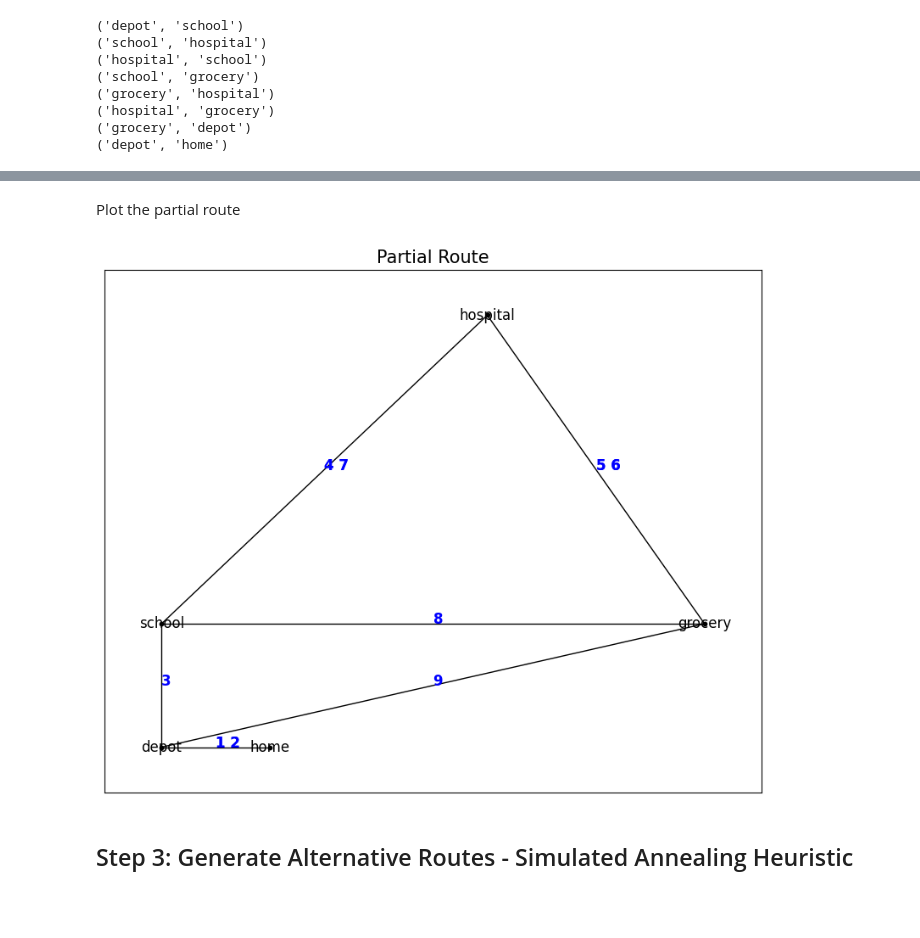
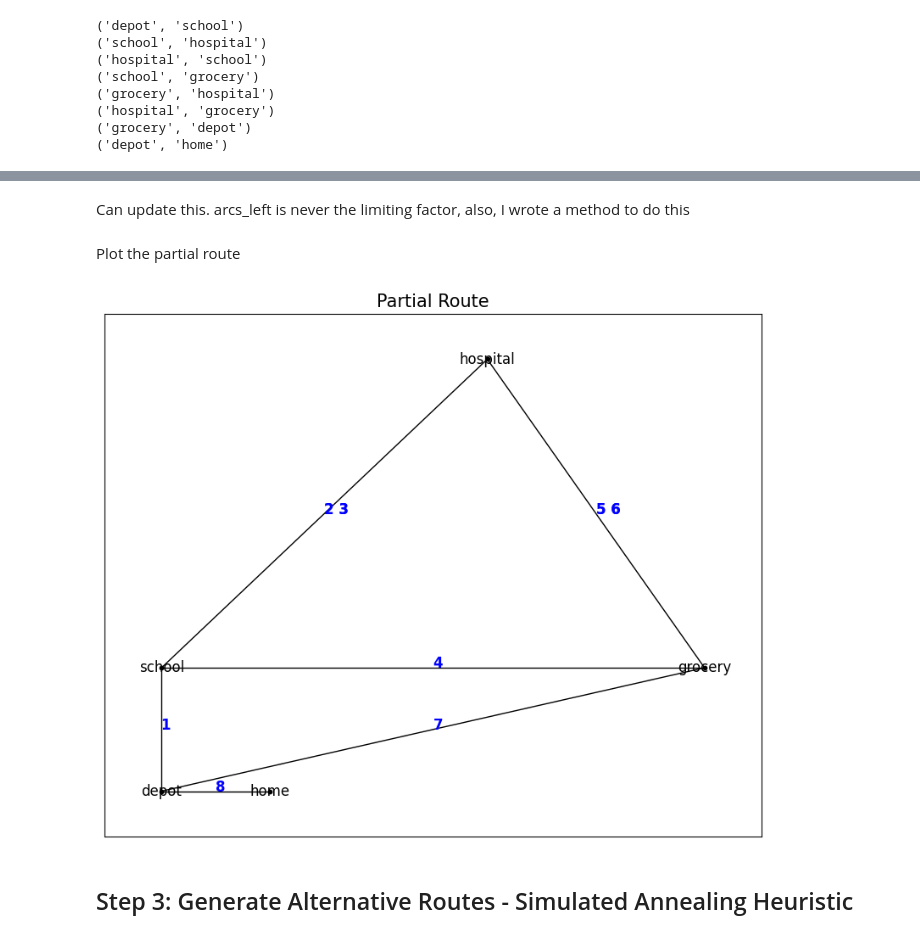
Before and after one commit to Ian1528/Snowplow-Route-Optimization, a Jupyter notebook: ToyProblem1/ToyProblem1.ipynb, the cells around one changed output, grey strips where cells are left out. Saved outputs shown, nothing was run; the diff lists cells and outputs as text; code cells hidden in the pictures; blank space fills up the shorter version.

```diff
--- a/ToyProblem1/ToyProblem1.ipynb
+++ b/ToyProblem1/ToyProblem1.ipynb
@@ -206,10 +217,12 @@ def find_nearest_required(G, node):
     # loop through the dists array and find the nearest required arc
     min_dist = math.inf
     min_dist_node = None
-    for neighbor in G.neighbors(node):
-        if G.nodes[neighbor]['effective_degree'] > 0 and dists[neighbor] < min_dist:
-            min_dist = dists[neighbor]
-            min_dist_node = neighbor
+    for n in G.nodes():
+        if n == node:
+            continue
+        if G.nodes[n]['effective_degree'] > 0 and dists[n] < min_dist:
+            min_dist = dists[n]
+            min_dist_node = n
 
     if min_dist_node is None:
         return None
@@ -234,7 +247,7 @@ Continue running the route construction algorithm until there are no required no
 # %% [markdown]
 Run the algorithm on a copy of G so that the original graph is preserved
 # %%
-def RCA(G, curr_node, arcs_rem, alpha, route, c=partial_cost):
+def RCA(G, curr_node, alpha, route, c=partial_cost):
     while True:
         required_arcs, c_min, c_max = process_node(G, curr_node)
         rcl = [] # initialize restricted candidate list
@@ -245,7 +258,7 @@ def RCA(G, curr_node, arcs_rem, alpha, route, c=partial_cost):
                 if cost(G, edge[0], edge[1]) >= c_min and cost(G, edge[0], edge[1]) <= c_min + alpha*(c_max-c_min):
                     rcl.append(edge)
             chosen_arc = random.choice(rcl)
-            curr_node = visit_arc(G, chosen_arc, route=route, c=c, arcs_rem=arcs_rem)
+            curr_node = visit_arc(G, chosen_arc, route=route, c=c)
 
         # if restricted candidate list is empty, follow path to nearest node with required arc
         else:
@@ -254,7 +267,7 @@ def RCA(G, curr_node, arcs_rem, alpha, route, c=partial_cost):
             if path is None:
                 break
             for edge in path:
-                curr_node = visit_arc(G, edge, route=route, c=c, arcs_rem=arcs_rem)
+                curr_node = visit_arc(G, edge, route=route, c=c)
     return route
 # %%
 # define initial conditions
@@ -264,7 +277,7 @@ arcs_left = sum([edge[2]['passes'] for edge in G.edges(data=True)]) # set initia
 G_copy = G.copy()
 route = []
 
-route = RCA(G_copy, curr_node, arcs_left, alpha, route)
+route = RCA(G_copy, curr_node, alpha, route)
 for edge in route:
     print(edge)
 # %% [output]
@@ -313,2 +292,4 @@ for edge in partial_route:
+# %% [markdown]
+Can update this. arcs_left is never the limiting factor, also, I wrote a method to do this
 # %% [markdown]
 Plot the partial route
@@ -315,21 +326,22 @@ Plot the partial route
 # %%
-nx.set_edge_attributes(G,"", "plot_sequence")
+def plot_route(route):
+    nx.set_edge_attributes(G,"", "plot_sequence")
 
-plt.figure(figsize=(10, 8))
-nx.draw_networkx(G, pos=node_positions, node_size=10, node_color='black', with_labels=True)
-for i, edge in enumerate(partial_route):
-    G[edge[0]][edge[1]]['plot_sequence'] += str(i+1) + ' '
-    x = (node_positions[edge[0]][0] + node_positions[edge[1]][0]) / 2
-    y = (node_positions[edge[0]][1] + node_positions[edge[1]][1]) / 2
+    plt.figure(figsize=(10, 8))
+    nx.draw_networkx(G, pos=node_positions, node_size=10, node_color='black', with_labels=True)
+    for i, edge in enumerate(route):
+        G[edge[0]][edge[1]]['plot_sequence'] += str(i+1) + ' '
 
-for i, edge in enumerate(partial_route):
-    x = (node_positions[edge[0]][0] + node_positions[edge[1]][0]) / 2
-    y = (node_positions[edge[0]][1] + node_positions[edge[1]][1]) / 2
-    plt.text(x, y, G[edge[0]][edge[1]]["plot_sequence"], color='blue', fontsize=12, fontweight='bold')
-plt.title('Partial Route', size=15)
-plt.show()
+    for edge in route:
+        x = (node_positions[edge[0]][0] + node_positions[edge[1]][0]) / 2
+        y = (node_positions[edge[0]][1] + node_positions[edge[1]][1]) / 2
+        plt.text(x, y, G[edge[0]][edge[1]]["plot_sequence"], color='blue', fontsize=12, fontweight='bold')
+    plt.title('Partial Route', size=15)
+    plt.show()
+
+plot_route(route)
 # %% [output]
-[figure, old version]
+[figure, new version]
 # %% [markdown]
 ## Step 3: Generate Alternative Routes - Simulated Annealing Heuristic
 # %% [markdown]
```
Also changed, not shown: parts of 8 cells of this notebook.
